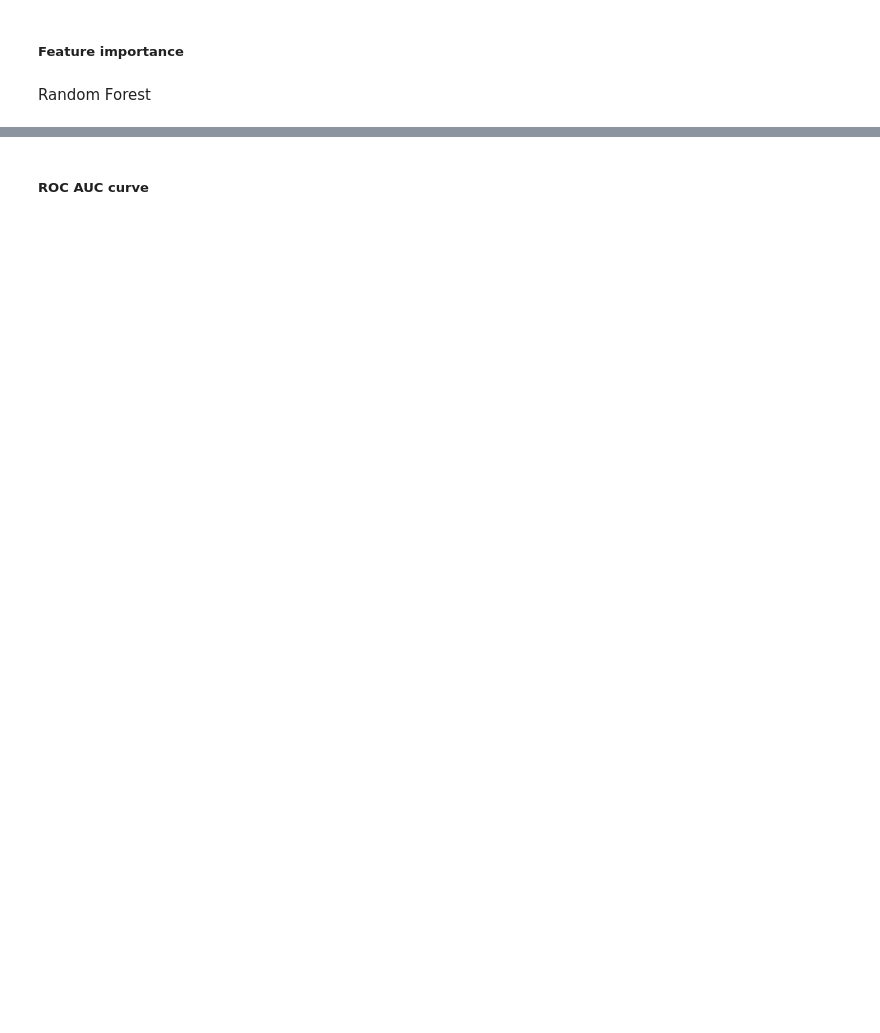
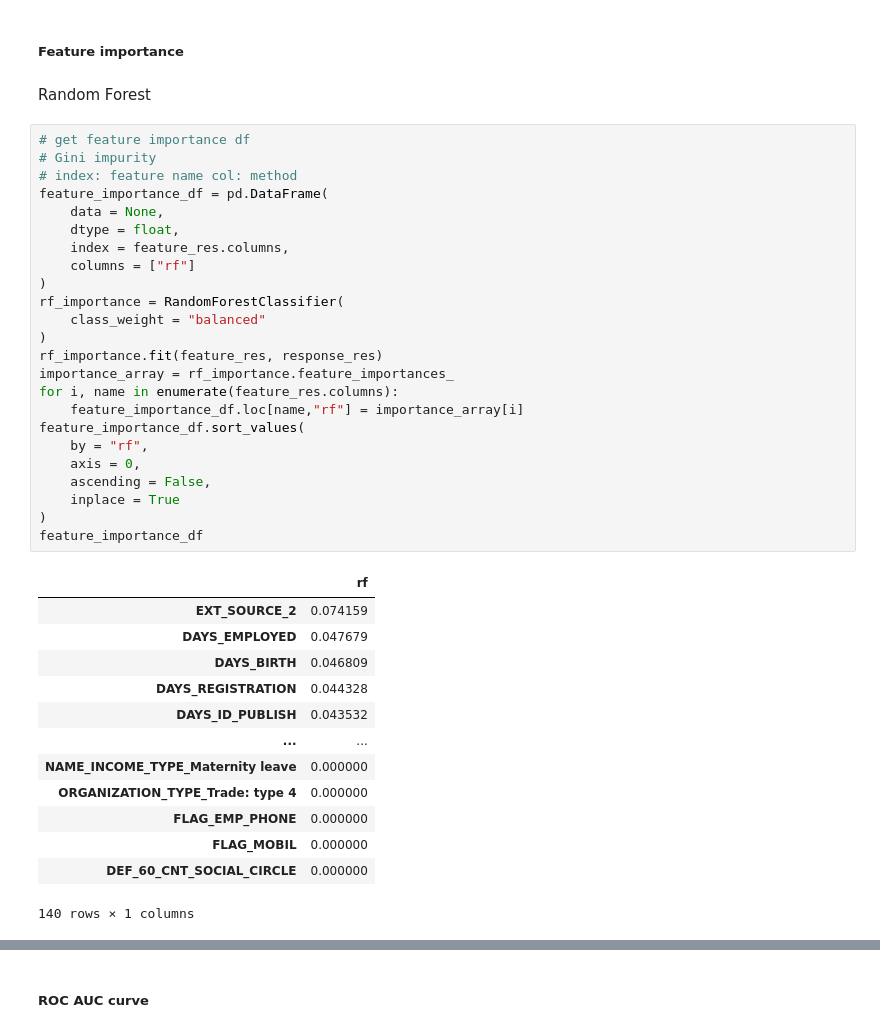
Before and after one commit to JavierLiao/EODS-Project1-Group9, a Jupyter notebook: doc/ml_pipeline_fraud_revised.ipynb, the cells around one changed output, grey strips where cells are left out. Saved outputs shown, nothing was run; the diff lists cells and outputs as text; blank space fills up the shorter version.

```diff
--- a/doc/ml_pipeline_fraud_revised.ipynb
+++ b/doc/ml_pipeline_fraud_revised.ipynb
@@ -424,3 +436,41 @@ feature_df_pca_clf
 ##### Feature importance
 # %% [markdown]
 Random Forest
+# %%
+# get feature importance df
+# Gini impurity
+# index: feature name col: method
+feature_importance_df = pd.DataFrame(
+    data = None,
+    dtype = float,
+    index = feature_res.columns,
+    columns = ["rf"]
+)
+rf_importance = RandomForestClassifier(
+    class_weight = "balanced"
+)
+rf_importance.fit(feature_res, response_res)
+importance_array = rf_importance.feature_importances_
+for i, name in enumerate(feature_res.columns):
+    feature_importance_df.loc[name,"rf"] = importance_array[i]
+feature_importance_df.sort_values(
+    by = "rf",
+    axis = 0,
+    ascending = False,
+    inplace = True
+)
+feature_importance_df
+# %% [output]
+|  | rf |
+| EXT_SOURCE_2 | 0.074159 |
+| DAYS_EMPLOYED | 0.047679 |
+| DAYS_BIRTH | 0.046809 |
+| DAYS_REGISTRATION | 0.044328 |
+| DAYS_ID_PUBLISH | 0.043532 |
+| ... | ... |
+| NAME_INCOME_TYPE_Maternity leave | 0.000000 |
+| ORGANIZATION_TYPE_Trade: type 4 | 0.000000 |
+| FLAG_EMP_PHONE | 0.000000 |
+| FLAG_MOBIL | 0.000000 |
+| DEF_60_CNT_SOCIAL_CIRCLE | 0.000000 |
+140 rows × 1 columns
```
Also changed, not shown: parts of 11 cells of this notebook, 4 other files.
